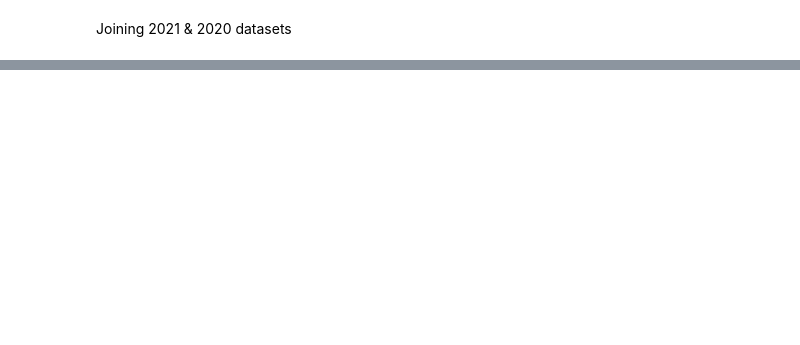
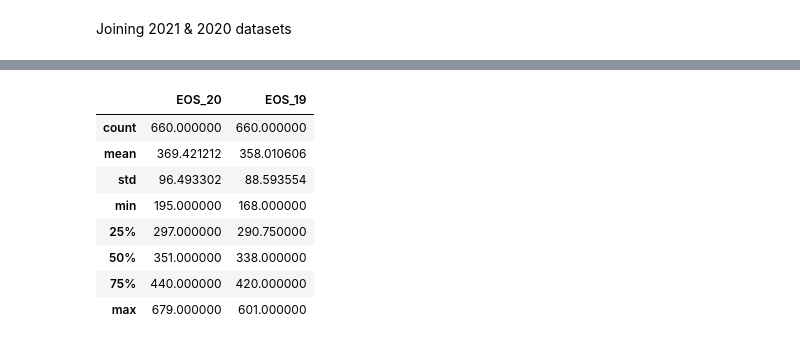
Before and after one commit to BTunney92/FODA---Project, a Jupyter notebook: cao.ipynb, the cells around one changed output, grey strips where cells are left out. Drawn from its saved outputs; the diff is of its cells as text; code cells hidden in the pictures; blank space fills up the shorter version.

```diff
--- a/cao.ipynb
+++ b/cao.ipynb
@@ -146,3 +170,15 @@ data20_19.to_csv("df20_19.csv", index=False) #saving csv
+# %%
+data20_19.describe() # Getting summary stats for 2021/2020
+# %% [output]
+|  | EOS_20 | EOS_19 |
+| count | 660.000000 | 660.000000 |
+| mean | 369.421212 | 358.010606 |
+| std | 96.493302 | 88.593554 |
+| min | 195.000000 | 168.000000 |
+| 25% | 297.000000 | 290.750000 |
+| 50% | 351.000000 | 338.000000 |
+| 75% | 440.000000 | 420.000000 |
+| max | 679.000000 | 601.000000 |
 # %%
 import seaborn as sns                  #Importing seaborn for plotting
 data21_20 = pd.read_csv('df21_20.csv') # reading in csv file
```
Also changed, not shown: parts of 11 cells of this notebook, 3 other files.
